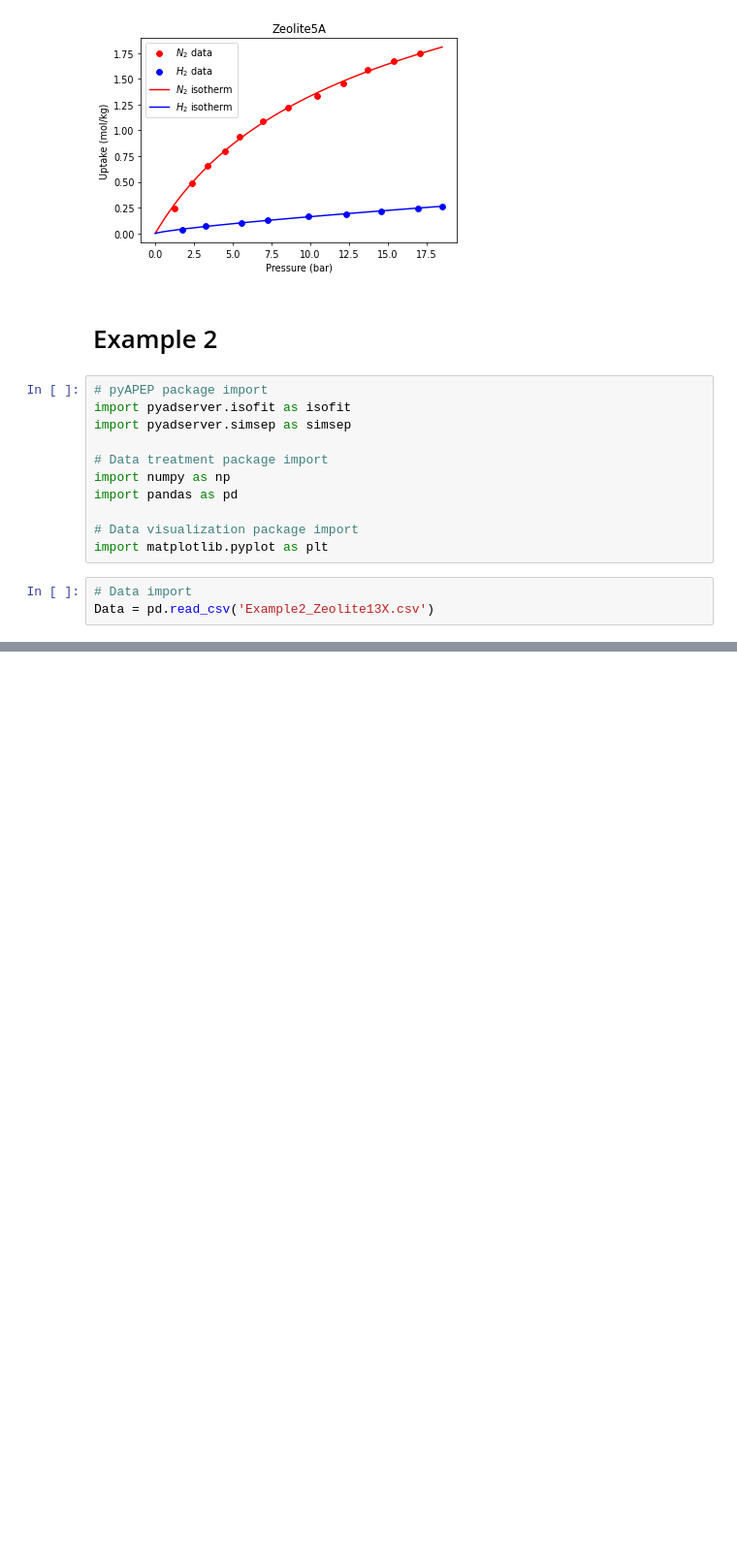
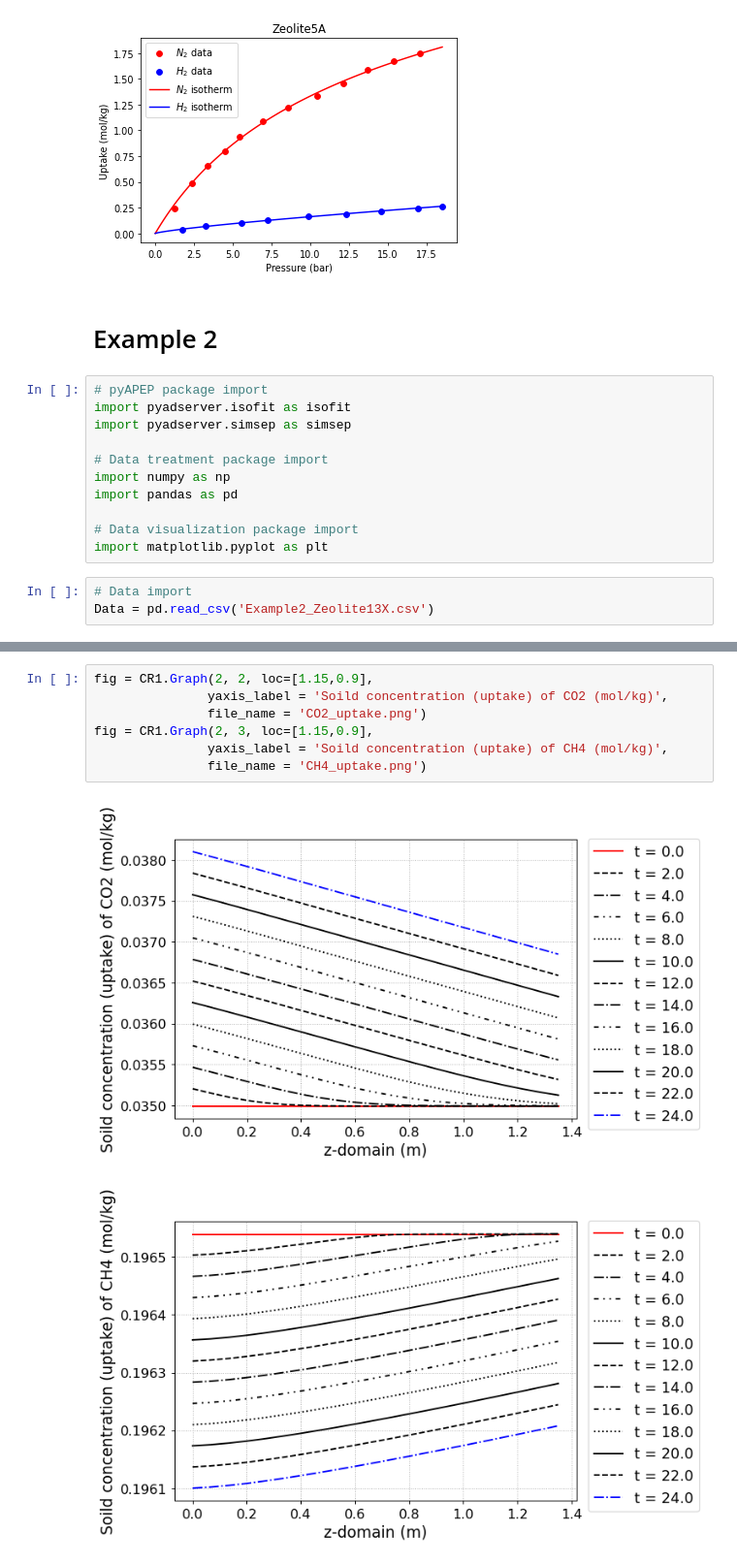
Before and after one commit to NahyeonAn/pyAPEP, a Jupyter notebook: Examples.ipynb, the cells around one changed output, grey strips where cells are left out. Shown: that part at 97% size. Saved outputs shown, nothing was run; the diff lists cells and outputs as text; blank space fills up the shorter version.

```diff
--- a/Examples.ipynb
+++ b/Examples.ipynb
@@ -219,0 +257,10 @@ NameError: name 'y' is not defined
+# %%
+fig = CR1.Graph(2, 2, loc=[1.15,0.9],
+               yaxis_label = 'Soild concentration (uptake) of CO2 (mol/kg)',
+               file_name = 'CO2_uptake.png')
+fig = CR1.Graph(2, 3, loc=[1.15,0.9],
+               yaxis_label = 'Soild concentration (uptake) of CH4 (mol/kg)',
+               file_name = 'CH4_uptake.png')
+# %% [output]
+[figure, added]
+[figure, added]
```
Also changed, not shown: parts of 13 cells of this notebook, 1 other file.
